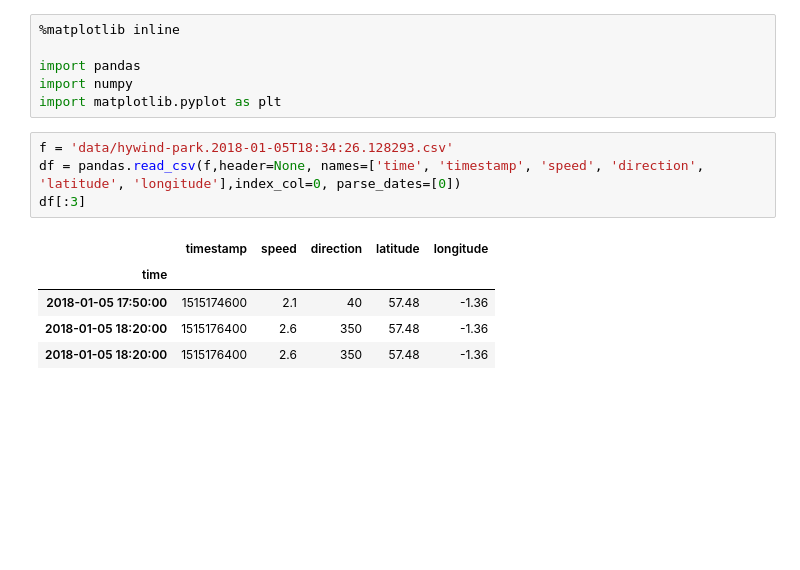
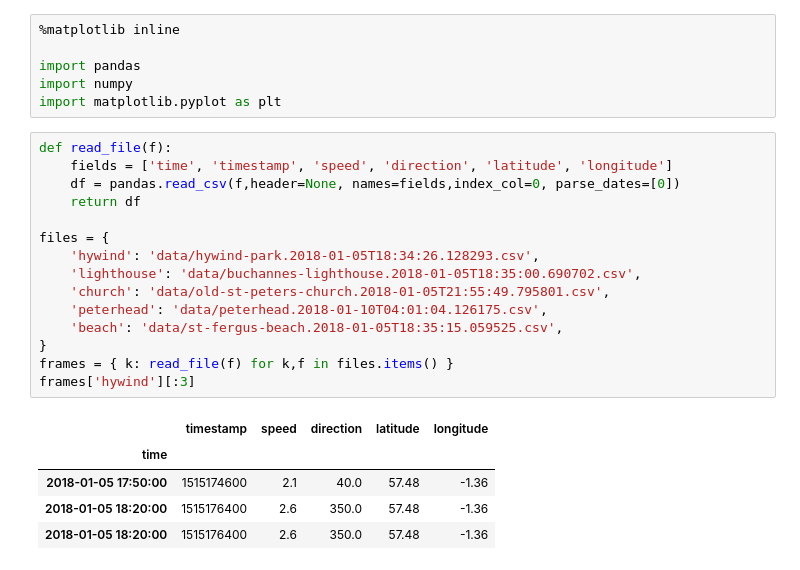
Before and after one commit to jonnor/windportal, a Jupyter notebook: Windportal.ipynb, the cells around one changed output. Cells and saved outputs as stored; diff of their text form; blank space fills up the shorter version.

```diff
--- a/Windportal.ipynb
+++ b/Windportal.ipynb
@@ -4,13 +4,24 @@
 import pandas
 import numpy
 import matplotlib.pyplot as plt
-# %%
-f = 'data/hywind-park.2018-01-05T18:34:26.128293.csv'
-df = pandas.read_csv(f,header=None, names=['time', 'timestamp', 'speed', 'direction', 'latitude', 'longitude'],index_col=0, parse_dates=[0])
-df[:3]
-# %% [output]
-|  | timestamp | speed | direction | latitude | longitude |
-| time |  |  |  |  |  |
-| 2018-01-05 17:50:00 | 1515174600 | 2.1 | 40 | 57.48 | -1.36 |
-| 2018-01-05 18:20:00 | 1515176400 | 2.6 | 350 | 57.48 | -1.36 |
-| 2018-01-05 18:20:00 | 1515176400 | 2.6 | 350 | 57.48 | -1.36 |
+# %%
+def read_file(f):
+    fields = ['time', 'timestamp', 'speed', 'direction', 'latitude', 'longitude']
+    df = pandas.read_csv(f,header=None, names=fields,index_col=0, parse_dates=[0])
+    return df
+
+files = {
+    'hywind': 'data/hywind-park.2018-01-05T18:34:26.128293.csv',
+    'lighthouse': 'data/buchannes-lighthouse.2018-01-05T18:35:00.690702.csv',
+    'church': 'data/old-st-peters-church.2018-01-05T21:55:49.795801.csv',
+    'peterhead': 'data/peterhead.2018-01-10T04:01:04.126175.csv',
+    'beach': 'data/st-fergus-beach.2018-01-05T18:35:15.059525.csv',
+}
+frames = { k: read_file(f) for k,f in files.items() }
+frames['hywind'][:3]
+# %% [output]
+|  | timestamp | speed | direction | latitude | longitude |
+| time |  |  |  |  |  |
+| 2018-01-05 17:50:00 | 1515174600 | 2.1 | 40.0 | 57.48 | -1.36 |
+| 2018-01-05 18:20:00 | 1515176400 | 2.6 | 350.0 | 57.48 | -1.36 |
+| 2018-01-05 18:20:00 | 1515176400 | 2.6 | 350.0 | 57.48 | -1.36 |
```
Also changed, not shown: parts of 3 cells of this notebook.
